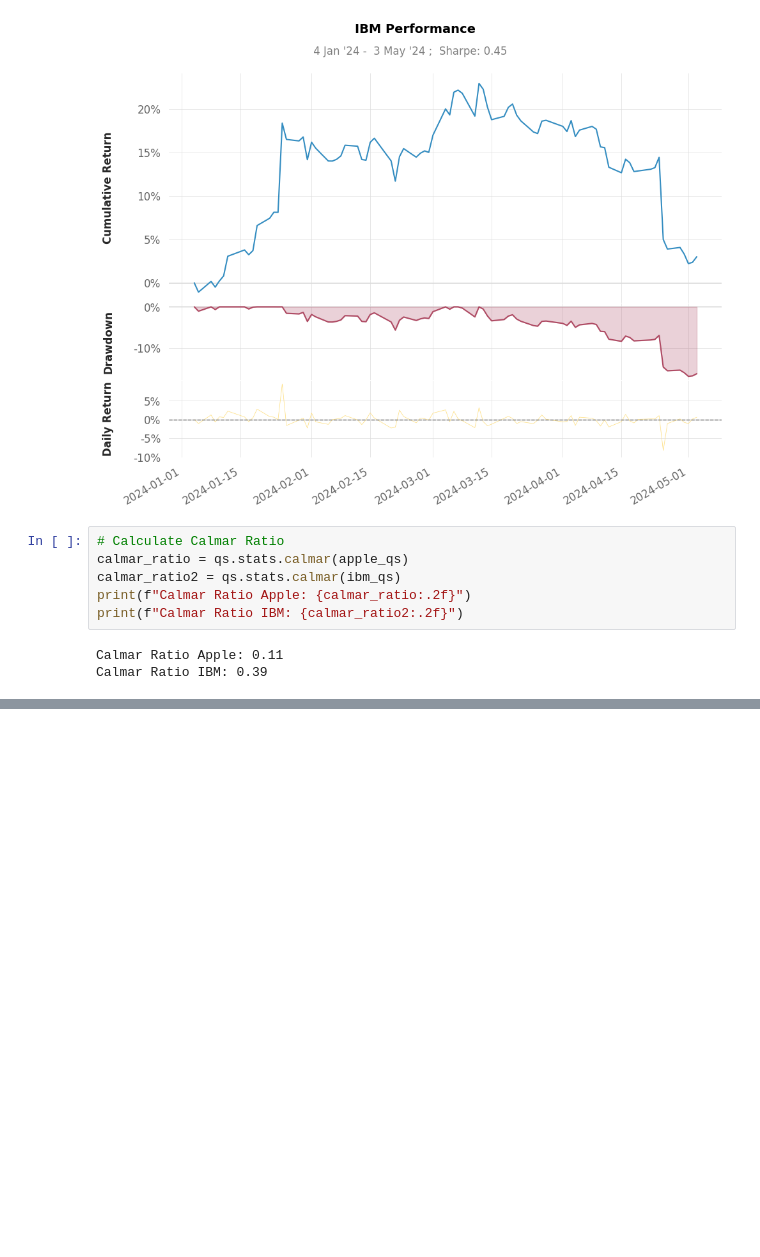
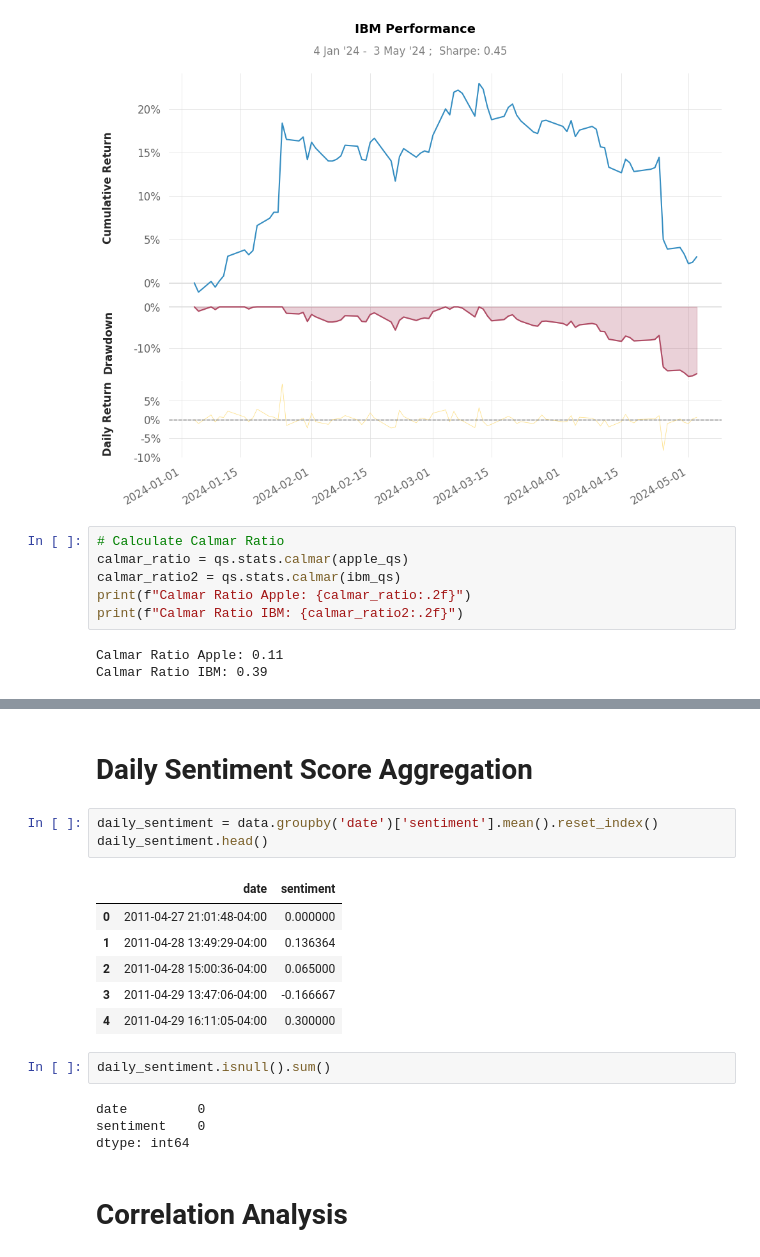
Before and after one commit to mihretgold/Financial-News-and-Stock-Price-Integration, a Jupyter notebook: notebooks/analysis2.ipynb, the cells around one changed output, grey strips where cells are left out. Cells and saved outputs as stored; diff of their text form; blank space fills up the shorter version.

```diff
--- a/notebooks/analysis2.ipynb
+++ b/notebooks/analysis2.ipynb
@@ -329,0 +428,20 @@ Calmar Ratio IBM: 0.39
+# %% [markdown]
+# Daily Sentiment Score Aggregation
+# %%
+daily_sentiment = data.groupby('date')['sentiment'].mean().reset_index()
+daily_sentiment.head()
+# %% [output]
+|  | date | sentiment |
+| 0 | 2011-04-27 21:01:48-04:00 | 0.000000 |
+| 1 | 2011-04-28 13:49:29-04:00 | 0.136364 |
+| 2 | 2011-04-28 15:00:36-04:00 | 0.065000 |
+| 3 | 2011-04-29 13:47:06-04:00 | -0.166667 |
+| 4 | 2011-04-29 16:11:05-04:00 | 0.300000 |
+# %%
+daily_sentiment.isnull().sum()
+# %% [output]
+date         0
+sentiment    0
+dtype: int64
+# %% [markdown]
+# Correlation Analysis
```
Also changed, not shown: parts of 16 cells of this notebook.
